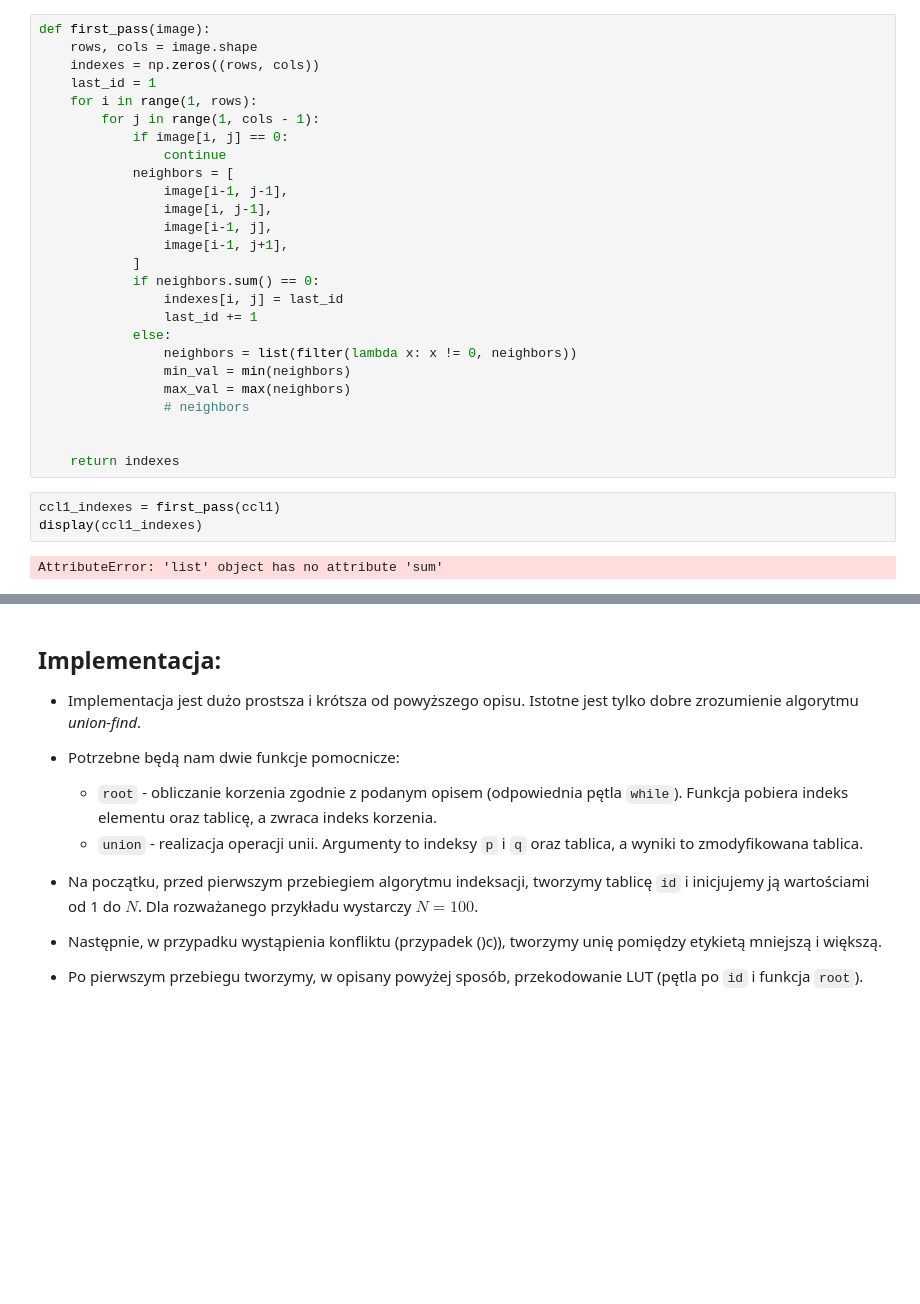
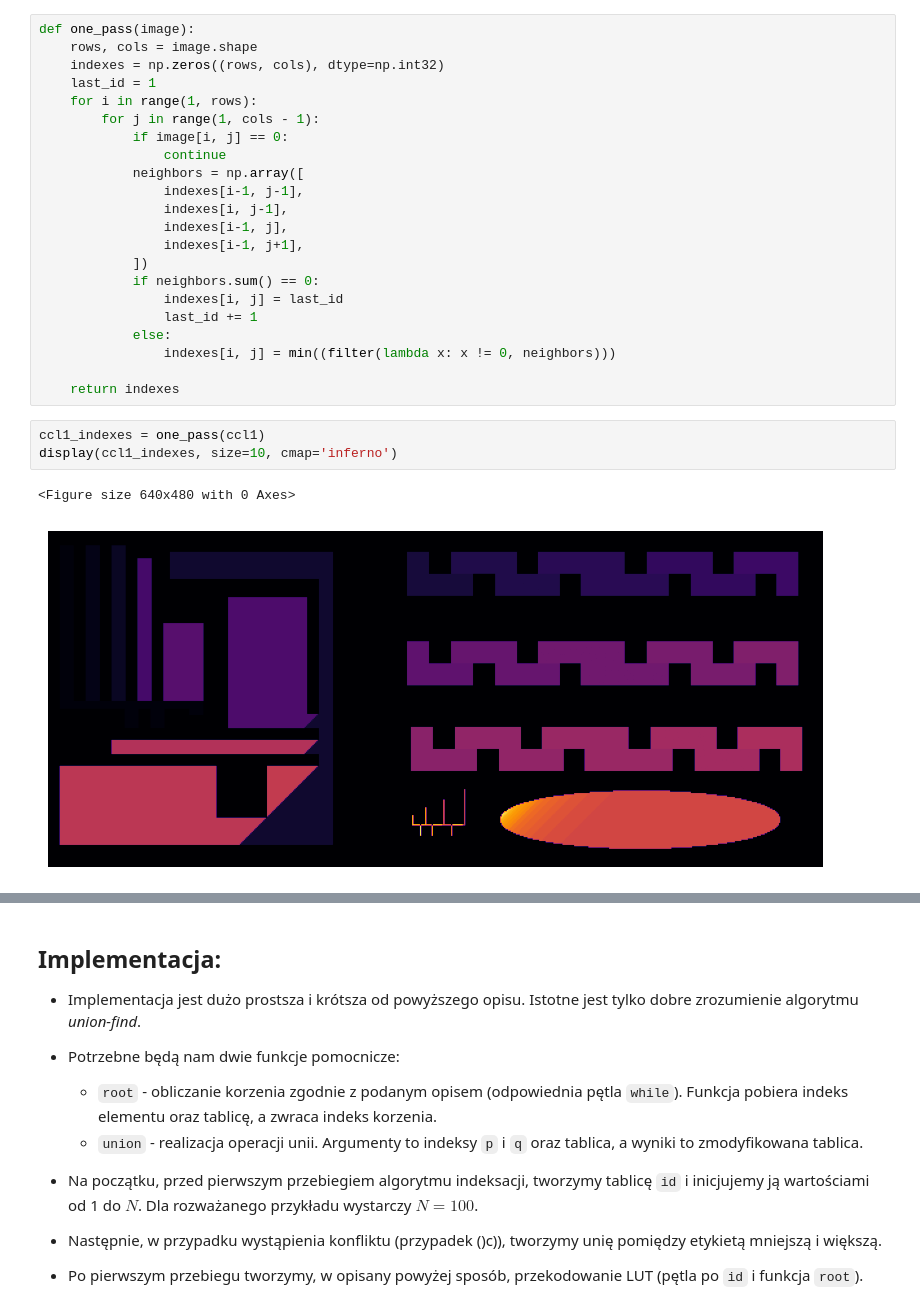
Before and after one commit to michal200292/Digital-Image-Processing, a Jupyter notebook: lab13/13_ccl.ipynb, the cells around one changed output, grey strips where cells are left out. Cells and saved outputs as stored; diff of their text form; blank space fills up the shorter version.

```diff
--- a/lab13/13_ccl.ipynb
+++ b/lab13/13_ccl.ipynb
@@ -112,34 +112,31 @@ display(ccl1)
 # %%
-def first_pass(image):
+def one_pass(image):
     rows, cols = image.shape
-    indexes = np.zeros((rows, cols))
+    indexes = np.zeros((rows, cols), dtype=np.int32)
     last_id = 1
     for i in range(1, rows):
         for j in range(1, cols - 1):
             if image[i, j] == 0:
                 continue
-            neighbors = [
-                image[i-1, j-1],
-                image[i, j-1],
-                image[i-1, j],
-                image[i-1, j+1],
-            ]
+            neighbors = np.array([
+                indexes[i-1, j-1],
+                indexes[i, j-1],
+                indexes[i-1, j],
+                indexes[i-1, j+1],
+            ])
             if neighbors.sum() == 0:
                 indexes[i, j] = last_id
                 last_id += 1
             else:
-                neighbors = list(filter(lambda x: x != 0, neighbors))
-                min_val = min(neighbors)
-                max_val = max(neighbors)
-                # neighbors
-
+                indexes[i, j] = min((filter(lambda x: x != 0, neighbors)))
 
     return indexes
 # %%
-ccl1_indexes = first_pass(ccl1)
-display(ccl1_indexes)
+ccl1_indexes = one_pass(ccl1)
+display(ccl1_indexes, size=10, cmap='inferno')
 # %% [output]
-AttributeError: 'list' object has no attribute 'sum'
+<Figure size 640x480 with 0 Axes>
+[figure, added]
 # %% [markdown]
 ## Dyskusja:
 
```
Also changed, not shown: parts of 21 cells of this notebook, 1 other file.
